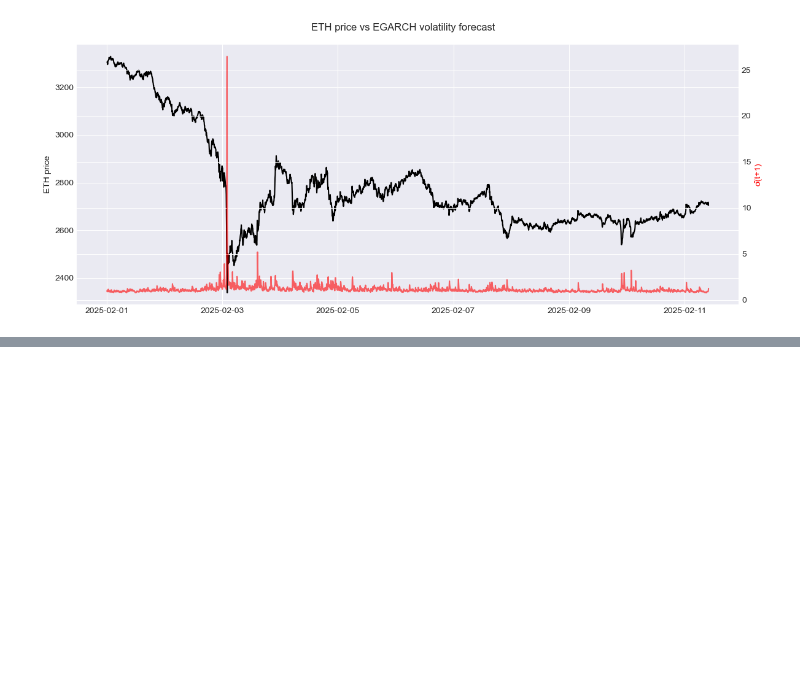
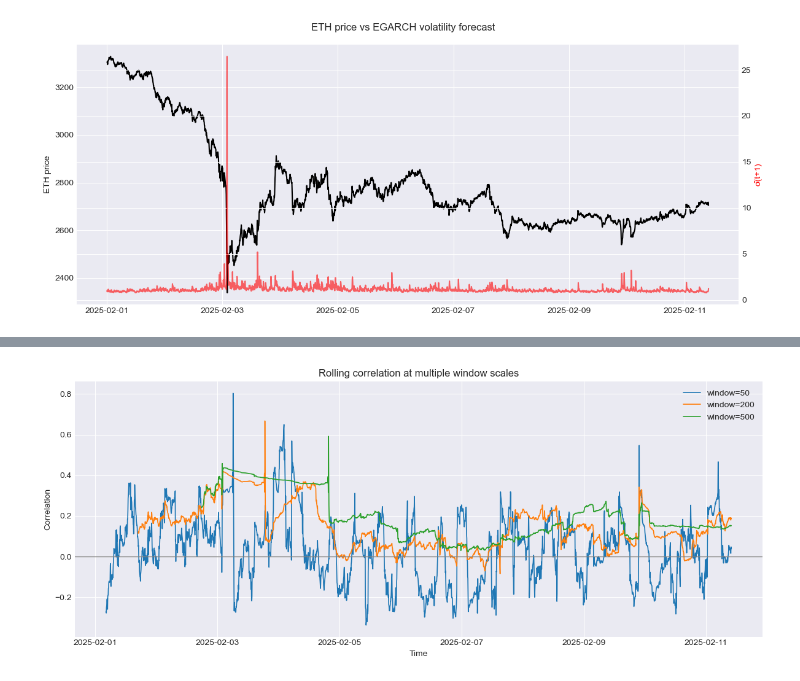
Before and after one commit to n00b0dyy/data-science, a Jupyter notebook: projects/ETH-volitality-fotecasting/notebooks/06_EGARCH_Live_Recursion.ipynb, the cells around one changed output, grey strips where cells are left out. Drawn from its saved outputs; the diff is of its cells as text; code cells hidden in the pictures; blank space fills up the shorter version.

```diff
--- a/projects/ETH-volitality-fotecasting/notebooks/06_EGARCH_Live_Recursion.ipynb
+++ b/projects/ETH-volitality-fotecasting/notebooks/06_EGARCH_Live_Recursion.ipynb
@@ -159,0 +141,19 @@ plt.show()
+# %%
+import matplotlib.pyplot as plt
+
+windows = [50, 200, 500]
+plt.figure(figsize=(12,5))
+
+for w in windows:
+    roll = result_df["sigma_pred"].rolling(w).corr(result_df["r_abs"])
+    plt.plot(result_df["open_time"], roll, label=f"window={w}", lw=1.2)
+
+plt.axhline(0, color="gray", lw=1)
+plt.title("Rolling correlation at multiple window scales")
+plt.xlabel("Time")
+plt.ylabel("Correlation")
+plt.legend()
+plt.tight_layout()
+plt.show()
+# %% [output]
+[figure, added]
```
Also changed, not shown: parts of 2 cells of this notebook.
